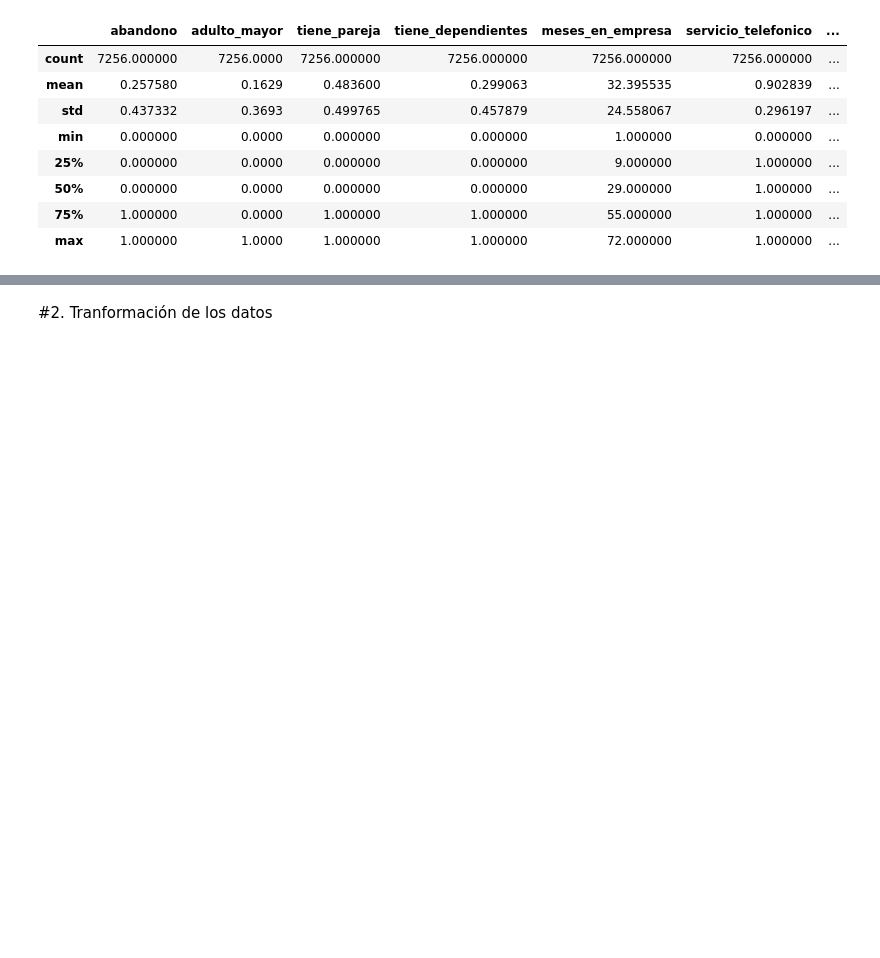
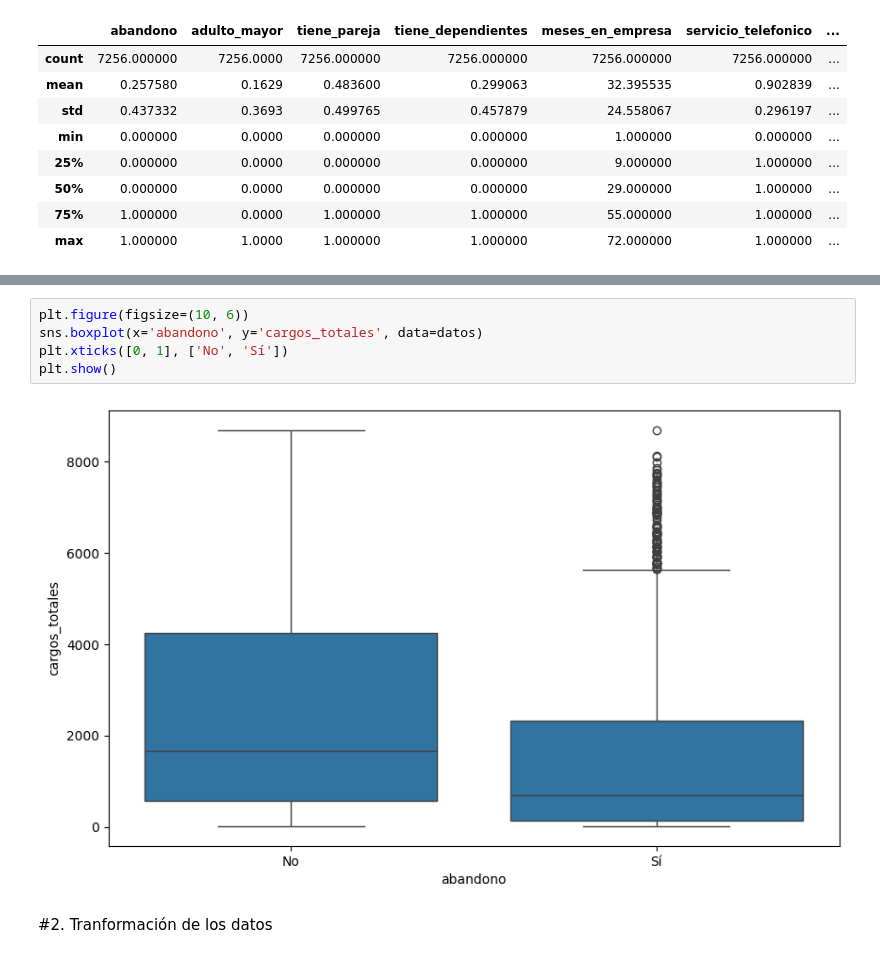
Before and after one commit to Nataliahfk/TELECOM-X---PARTE-2, a Jupyter notebook: TelecomX_SegundaParte_Natalia.ipynb, the cells around one changed output, grey strips where cells are left out. Drawn from its saved outputs; the diff is of its cells as text; blank space fills up the shorter version.

```diff
--- a/TelecomX_SegundaParte_Natalia.ipynb
+++ b/TelecomX_SegundaParte_Natalia.ipynb
@@ -249,3 +251,10 @@ px.box(datos, x='cargos_totales',color='abandono')
+# %%
+plt.figure(figsize=(10, 6))
+sns.boxplot(x='abandono', y='cargos_totales', data=datos)
+plt.xticks([0, 1], ['No', 'Sí'])
+plt.show()
+# %% [output]
+[figure, added]
 # %% [markdown]
 #2. Tranformación de los datos
 # %% [markdown]
```
Also changed, not shown: parts of 12 cells of this notebook.
